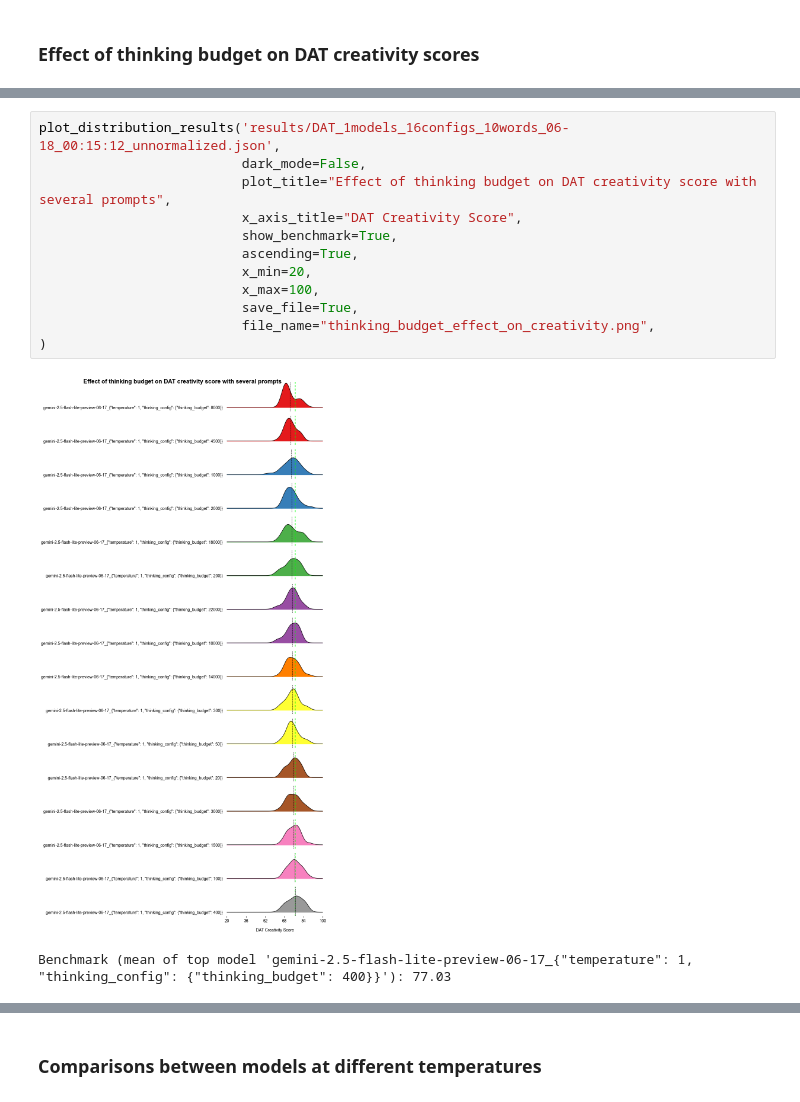
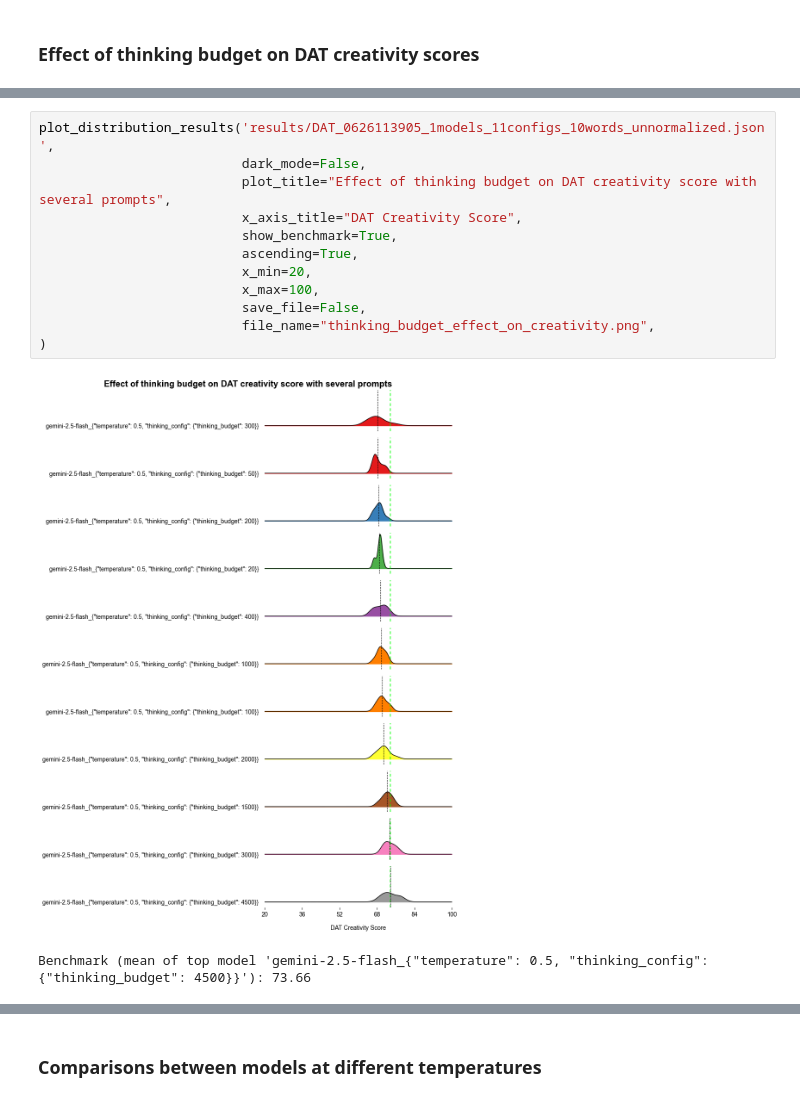
Before and after one commit to theGreen-Coder/MCTB, a Jupyter notebook: example.ipynb, the cells around one changed output, grey strips where cells are left out. Saved outputs shown, nothing was run; the diff lists cells and outputs as text.

Commit message:
Implemented HardDAT + Fixed Major thinking_budget

```diff
--- a/example.ipynb
+++ b/example.ipynb
@@ -189,16 +181,16 @@ test.run(clean_response_file="./responses/DAT_1models_16configs_10words_06-18_00
 # %%
-plot_distribution_results('results/DAT_1models_16configs_10words_06-18_00:15:12_unnormalized.json',
+plot_distribution_results('results/DAT_0626113905_1models_11configs_10words_unnormalized.json',
                           dark_mode=False,
                           plot_title="Effect of thinking budget on DAT creativity score with several prompts",
                           x_axis_title="DAT Creativity Score",
                           show_benchmark=True,
                           ascending=True,
                           x_min=20,
                           x_max=100,
-                          save_file=True,
+                          save_file=False,
                           file_name="thinking_budget_effect_on_creativity.png",
 )
 # %% [output]
-[figure, old version]
+[figure, new version]
-Benchmark (mean of top model 'gemini-2.5-flash-lite-preview-06-17_{"temperature": 1, "thinking_config": {"thinking_budget": 400}}'): 77.03
+Benchmark (mean of top model 'gemini-2.5-flash_{"temperature": 0.5, "thinking_config": {"thinking_budget": 4500}}'): 73.66
 # %%
```
Also changed, not shown: parts of 23 cells of this notebook, 47 other files.
